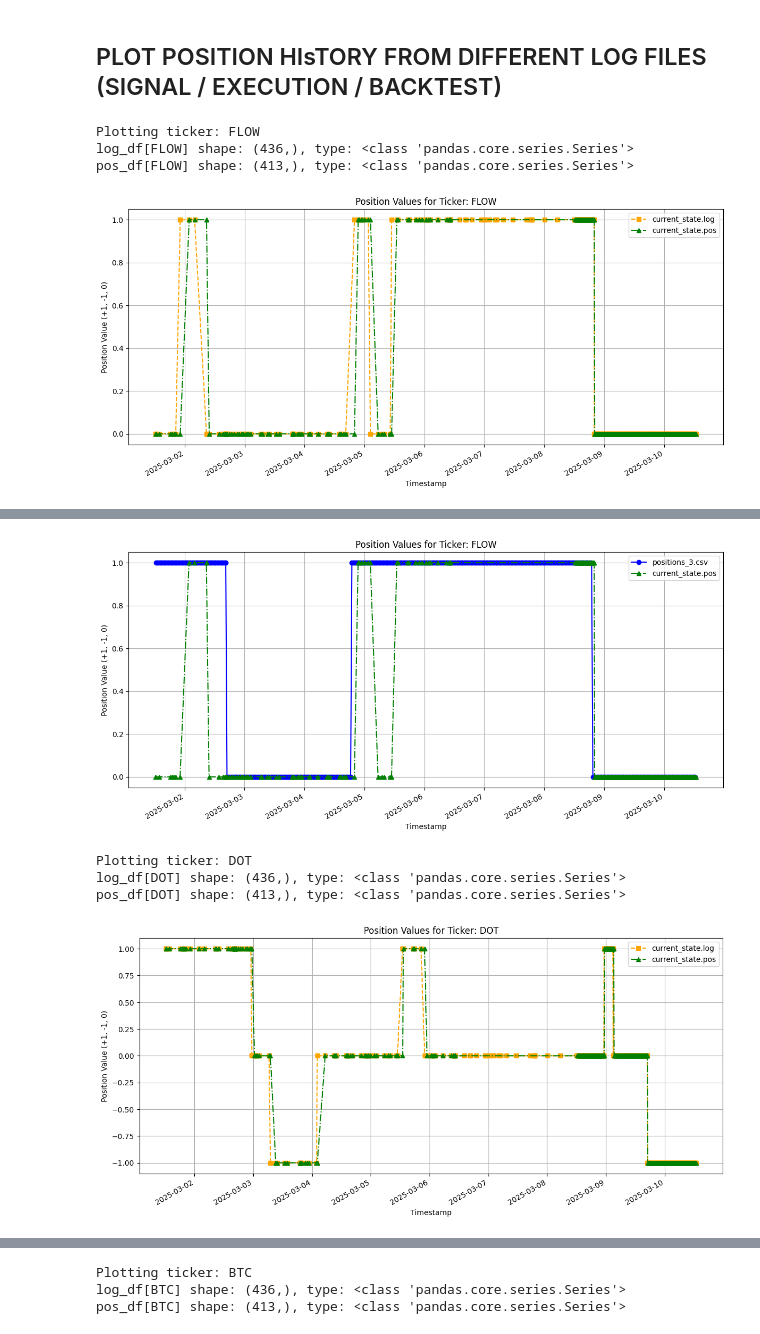
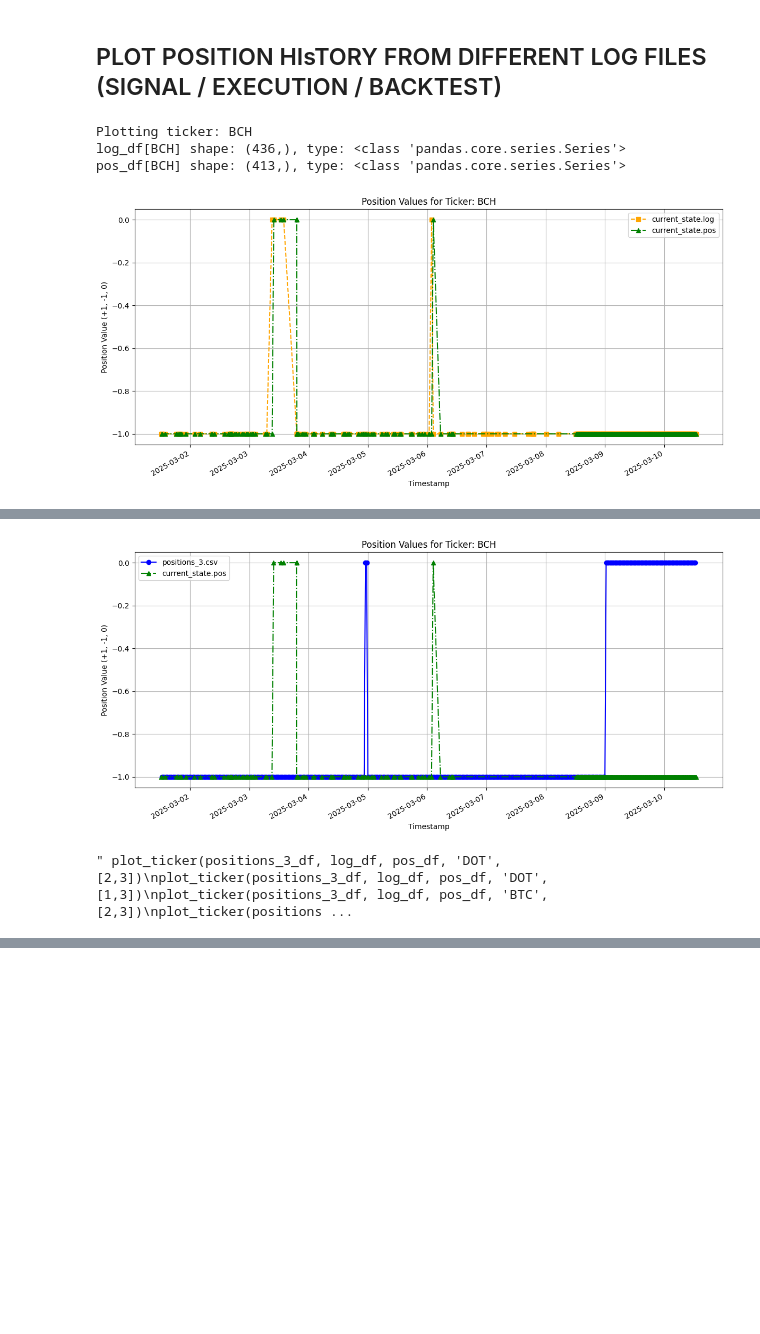
Before and after one commit to marescialloNino/pnl-analysis, a Jupyter notebook: okx_positions.ipynb, the cells around one changed output, grey strips where cells are left out. Saved outputs shown, nothing was run; the diff lists cells and outputs as text; code cells hidden in the pictures; blank space fills up the shorter version.

```diff
--- a/okx_positions.ipynb
+++ b/okx_positions.ipynb
@@ -393,17 +373,24 @@ timestamp
 # %%
 # Define the time range for filtering
 start_time = datetime.strptime("2025/03/01 12:20:38.977684", "%Y/%m/%d %H:%M:%S.%f")
-end_time = datetime.strptime("2025/03/10 12:52:38.458488", "%Y/%m/%d %H:%M:%S.%f")
+end_time = datetime.strptime("2025/03/10 23:52:38.458488", "%Y/%m/%d %H:%M:%S.%f")
 
-print("\nFiltering DataFrames to time range: 2025/03/01 12:20:38.977684 to 2025/03/11 10:52:38.458488")
+print("\nFiltering DataFrames to time range: 2025/03/01 12:20:38.977684 to 2025/03/10 23:52:38.458488")
 positions_3_df = positions_3_df.loc[start_time:end_time]
-log_df = theo_df.loc[start_time:end_time]
-pos_df = pos_dir_df.loc[start_time:end_time]
+theo_df = theo_df.loc[start_time:end_time]
+qty_df = qty_df.loc[start_time:end_time]
 
-print("\nFiltered positions_3.csv DataFrame:")
-print(positions_3_df.head())
-print("\nFiltered current_state.log DataFrame:")
-print(log_df.head())
-print("\nFiltered current_state.pos DataFrame:")
-print(pos_df.head())
+print("\Calculating position values from current_state.pos...")
+values_df = calculate_position_values(qty_df, df_prices)
+print("\ncurrent_state.pos position values DataFrame:")
+print(values_df)
+values_df.to_csv("position_values.csv")
+
+print("\Removing dust to current_state.pos...")
+# select desired threshold to filter out "dust position" in dollars
+threshold = 140
+pos_dir_df = apply_dust_threshold(values_df,threshold=threshold)
+print("\ncurrent_state.pos position direction DataFrame with dust removed:")
+print(pos_dir_df)
+pos_dir_df.to_csv("position_direction.csv")
 # %% [output]
@@ -427,16 +414,16 @@ Filtered positions_3.csv DataFrame:
 # %% [markdown]
 ## PLOT POSITION HIsTORY FROM DIFFERENT LOG FILES (SIGNAL / EXECUTION / BACKTEST)
 # %%
-plot_ticker(positions_3_df, log_df, pos_df, 'FLOW', [2,3])
-plot_ticker(positions_3_df, log_df, pos_df, 'FLOW', [1,3])
-plot_ticker(positions_3_df, log_df, pos_df, 'DOT', [2,3])
+plot_ticker(positions_3_df, theo_df, pos_dir_df, 'BCH', [2,3])
+plot_ticker(positions_3_df, theo_df, pos_dir_df, 'BCH', [1,3])
+""" plot_ticker(positions_3_df, log_df, pos_df, 'DOT', [2,3])
 plot_ticker(positions_3_df, log_df, pos_df, 'DOT', [1,3])
 plot_ticker(positions_3_df, log_df, pos_df, 'BTC', [2,3])
 plot_ticker(positions_3_df, log_df, pos_df, 'BTC', [1,3])
 plot_ticker(positions_3_df, log_df, pos_df, 'MANA', [2,3])
-plot_ticker(positions_3_df, log_df, pos_df, 'MANA', [1,3])
+plot_ticker(positions_3_df, log_df, pos_df, 'MANA', [1,3]) """
 # %% [output]
-Plotting ticker: FLOW
-log_df[FLOW] shape: (436,), type: <class 'pandas.core.series.Series'>
-pos_df[FLOW] shape: (413,), type: <class 'pandas.core.series.Series'>
+Plotting ticker: BCH
+log_df[BCH] shape: (436,), type: <class 'pandas.core.series.Series'>
+pos_df[BCH] shape: (413,), type: <class 'pandas.core.series.Series'>
-[figure, old version]
+[figure, new version]
@@ -452,5 +439,2 @@ pos_df[FLOW] shape: (413,), type: <class 'pandas.core.series.Series'>
-[figure, old version]
+[figure, new version]
-Plotting ticker: DOT
-log_df[DOT] shape: (436,), type: <class 'pandas.core.series.Series'>
-pos_df[DOT] shape: (413,), type: <class 'pandas.core.series.Series'>
+" plot_ticker(positions_3_df, log_df, pos_df, 'DOT', [2,3])\nplot_ticker(positions_3_df, log_df, pos_df, 'DOT', [1,3])\nplot_ticker(positions_3_df, log_df, pos_df, 'BTC', [2,3])\nplot_ticker(positions ...
-[figure, removed]
@@ -467,3 +440,0 @@ pos_df[DOT] shape: (413,), type: <class 'pandas.core.series.Series'>
-Plotting ticker: BTC
-log_df[BTC] shape: (436,), type: <class 'pandas.core.series.Series'>
-pos_df[BTC] shape: (413,), type: <class 'pandas.core.series.Series'>
```
Also changed, not shown: parts of 5 cells of this notebook, 4 other files.
